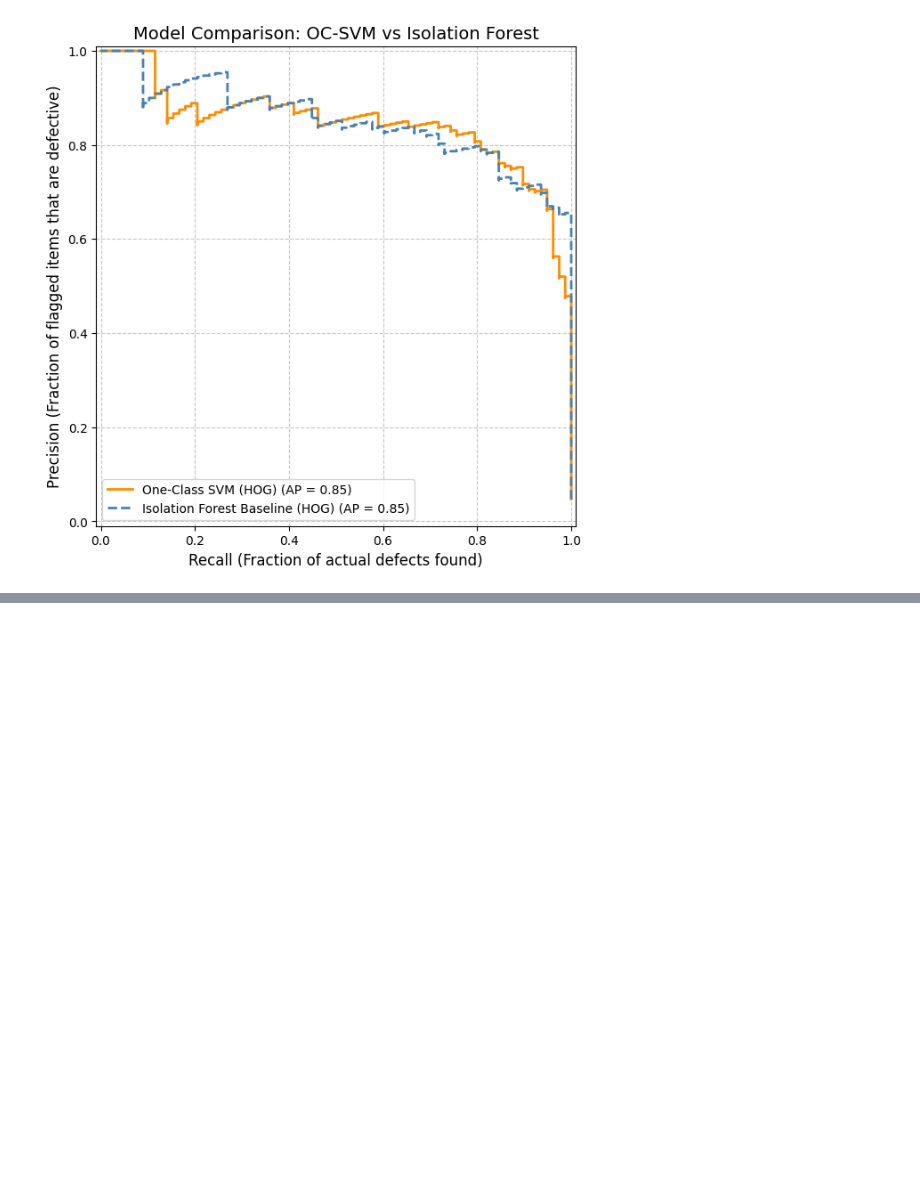
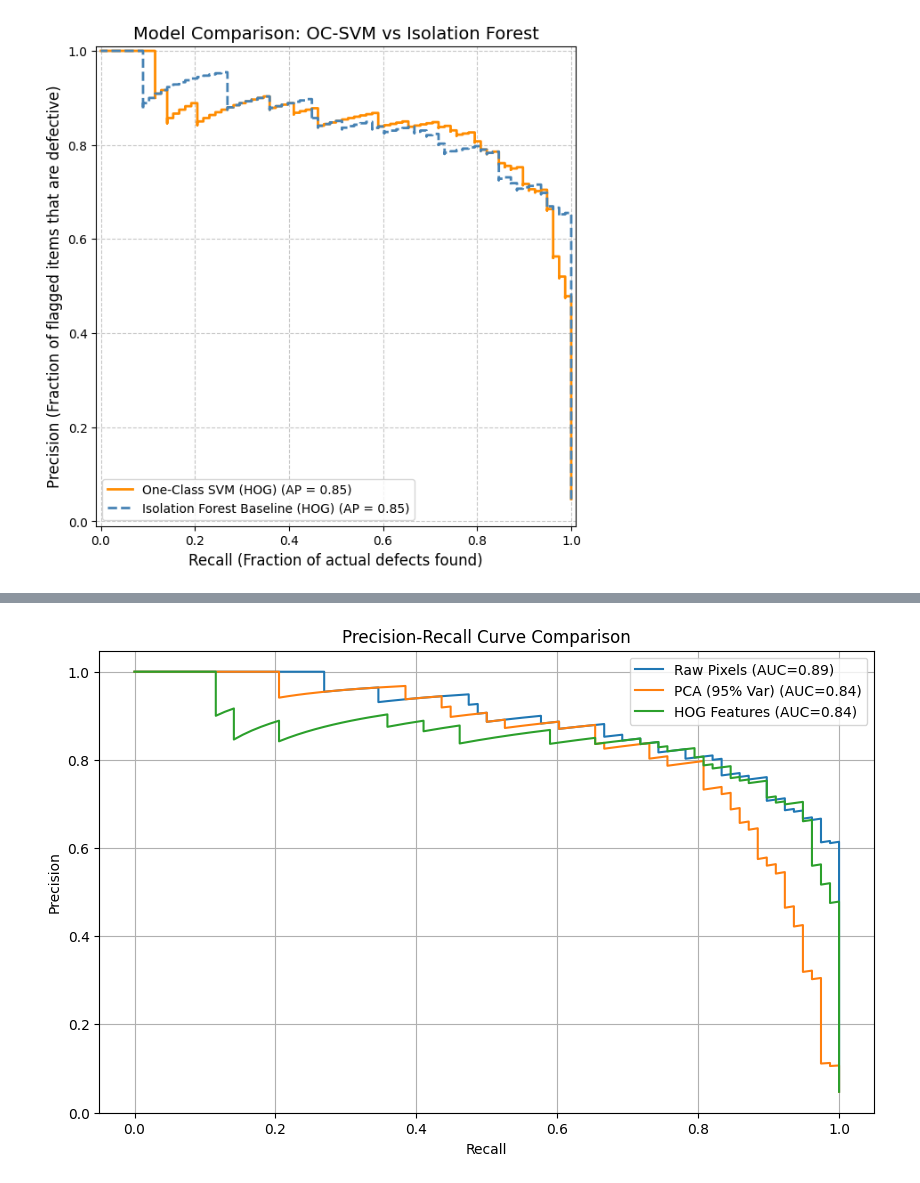
Before and after one commit to OmarNezar226/One-Class-SVM-for-Novelty-Detection-in-Manufacturing, a Jupyter notebook: Machine_Learning_Project.ipynb, the cells around one changed output, grey strips where cells are left out. Cells and saved outputs as stored; diff of their text form; code cells hidden in the pictures; blank space fills up the shorter version.

```diff
--- a/Machine_Learning_Project.ipynb
+++ b/Machine_Learning_Project.ipynb
@@ -416,0 +430,81 @@ plt.show()
+# %%
+# 1. Feature Extraction for all 3 types
+print("Preparing feature sets...")
+
+# Set A: Raw Pixels (Normalized)
+X_train_raw_norm = X_train_raw / 255.0
+X_test_raw_norm = X_test_raw / 255.0
+
+# Set B: PCA Features (Retaining 95% variance)
+X_train_pca, X_test_pca, pca_model = extract_features_pca(X_train_raw, X_test_raw)
+
+# Set C: HOG Features (Already extracted in your Cell 4)
+# X_train_hog, X_test_hog are available from your existing code
+
+feature_sets = {
+    "Raw Pixels": (X_train_raw_norm, X_test_raw_norm),
+    "PCA (95% Var)": (X_train_pca, X_test_pca),
+    "HOG Features": (X_train_hog, X_test_hog)
+}
+
+results = []
+
+# 2. Training and Evaluation Loop
+for name, (X_train, X_test) in feature_sets.items():
+    print(f"\nEvaluating {name}...")
+
+    # Initialize OC-SVM (using nu=0.05 as a baseline for 5% anomalies)
+    model = OneClassSVM(kernel='rbf', gamma='scale', nu=0.05)
+
+    # Measure training time
+    start_time = time.time()
+    model.fit(X_train)
+    train_time = time.time() - start_time
+
+    # Predict and get scores
+
+
+
+    y_pred = model.predict(X_test)
+    y_scores = -model.decision_function(X_test)
+
+    # Map True Labels: -1 (anomaly) becomes 1 (positive class), 1 (normal) becomes 0
+    y_test_mapped = np.where(y_test == -1, 1, 0)
+
+    # Map Predictions: -1 (anomaly) becomes 1 (positive class), 1 (normal) becomes 0
+    y_pred_mapped = np.where(y_pred == -1, 1, 0)
+
+    # Calculate Metrics
+    precision, recall, _ = precision_recall_curve(y_test_mapped, y_scores)
+
+    pr_auc = auc(recall, precision)
+    f1 = f1_score(y_test_mapped, y_pred_mapped)
+
+    results.append({
+        "Feature Type": name,
+        "PR-AUC": round(pr_auc, 4),
+        "F1-Score": round(f1, 4),
+        "Train Time (s)": round(train_time, 4),
+        "Feature Count": X_train.shape[1]
+    })
+
+# 3. Display Comparison Table
+results_df = pd.DataFrame(results)
+print("\n--- Final Performance Comparison ---")
+print(results_df)
+
+# 4. Visualization of Precision-Recall Curves
+plt.figure(figsize=(10, 6))
+for name, (X_train, X_test) in feature_sets.items():
+    model = OneClassSVM(kernel='rbf', nu=0.05).fit(X_train)
+    scores = -model.decision_function(X_test)
+    prec, rec, _ = precision_recall_curve(y_test_mapped, scores)
+    plt.plot(rec, prec, label=f"{name} (AUC={auc(rec, prec):.2f})")
+
+plt.xlabel("Recall")
+plt.ylabel("Precision")
+plt.title("Precision-Recall Curve Comparison")
+plt.legend()
+plt.grid(True)
+plt.show()
+# %% [output]
@@ -416,0 +525 @@ plt.show()
+[figure, added]
```
Also changed, not shown: parts of 7 cells of this notebook, 2 other files.
